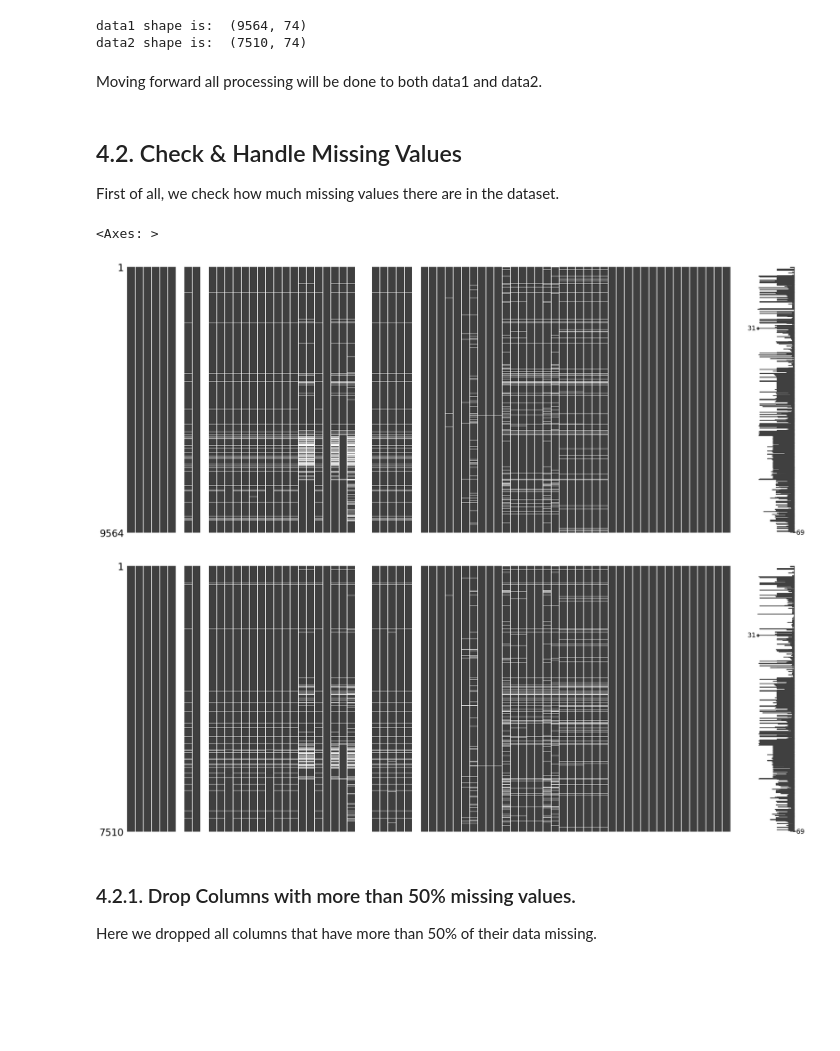
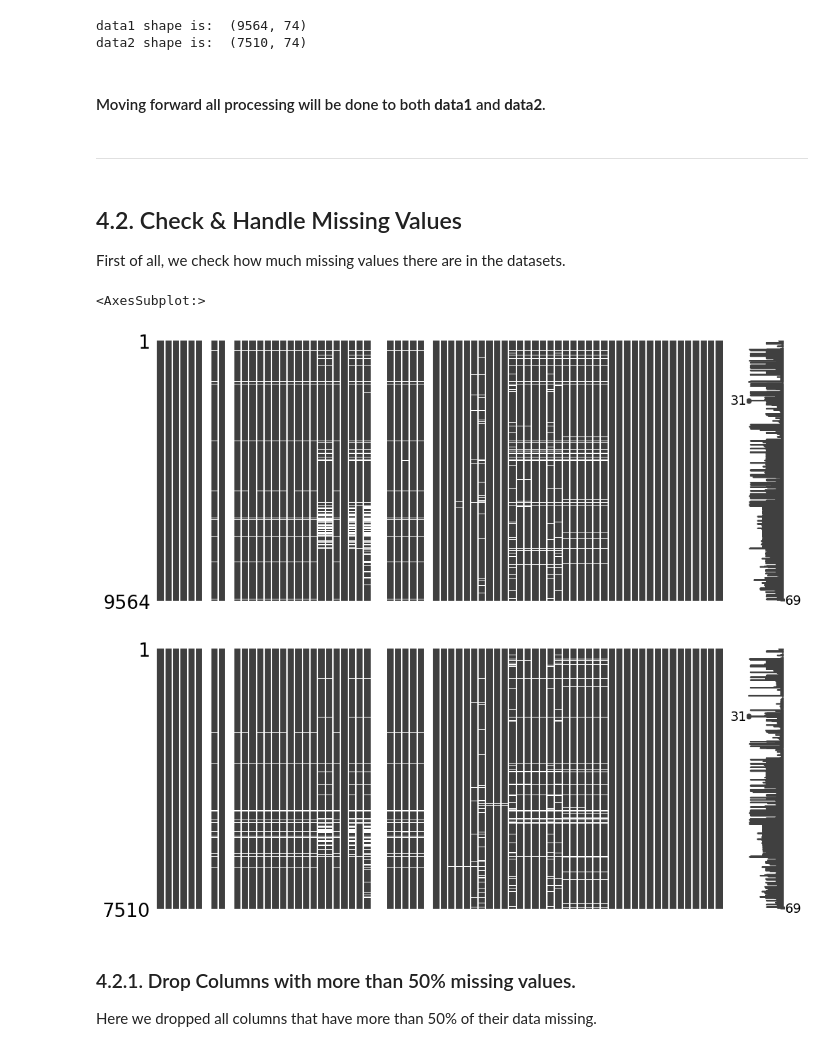
Before and after one commit to Nart-Tehaucha/Data_Science-Lab-Exoplanets, a Jupyter notebook: Pre_processing.ipynb, the cells around one changed output. Drawn from its saved outputs; the diff is of its cells as text; code cells hidden in the pictures; blank space fills up the shorter version.

```diff
--- a/Pre_processing.ipynb
+++ b/Pre_processing.ipynb
@@ -356,20 +395,24 @@ candidate_df = nasa_df[nasa_df['ExoplanetArchiveDisposition'] == 'CANDIDATE'].co
 data1 shape is:  (9564, 74)
 data2 shape is:  (7510, 74)
 # %% [markdown]
-Moving forward all processing will be done to both data1 and data2.
+#### Moving forward all processing will be done to both **data1** and **data2**.
+# %% [markdown]
+***
 # %% [markdown]
 <a id='missing-values'></a>
 ## 4.2. Check & Handle Missing Values
 
-First of all, we check how much missing values there are in the dataset.
+First of all, we check how much missing values there are in the datasets.
 # %%
 import missingno as msno
-msno.matrix(pd.concat([data1]))
-msno.matrix(pd.concat([data2]))
+# Missing values in data1
+msno.matrix(pd.concat([data1]), figsize=(12,5))
+# Missing values in data2
+msno.matrix(pd.concat([data2]), figsize=(12,5))
 # %% [output]
-<Axes: >
+<AxesSubplot:>
-[figure, old version]
+[figure, new version]
-[figure, old version]
+[figure, new version]
 # %% [markdown]
 ### 4.2.1. Drop Columns with more than 50% missing values.
 
```
Also changed, not shown: parts of 34 cells of this notebook.
